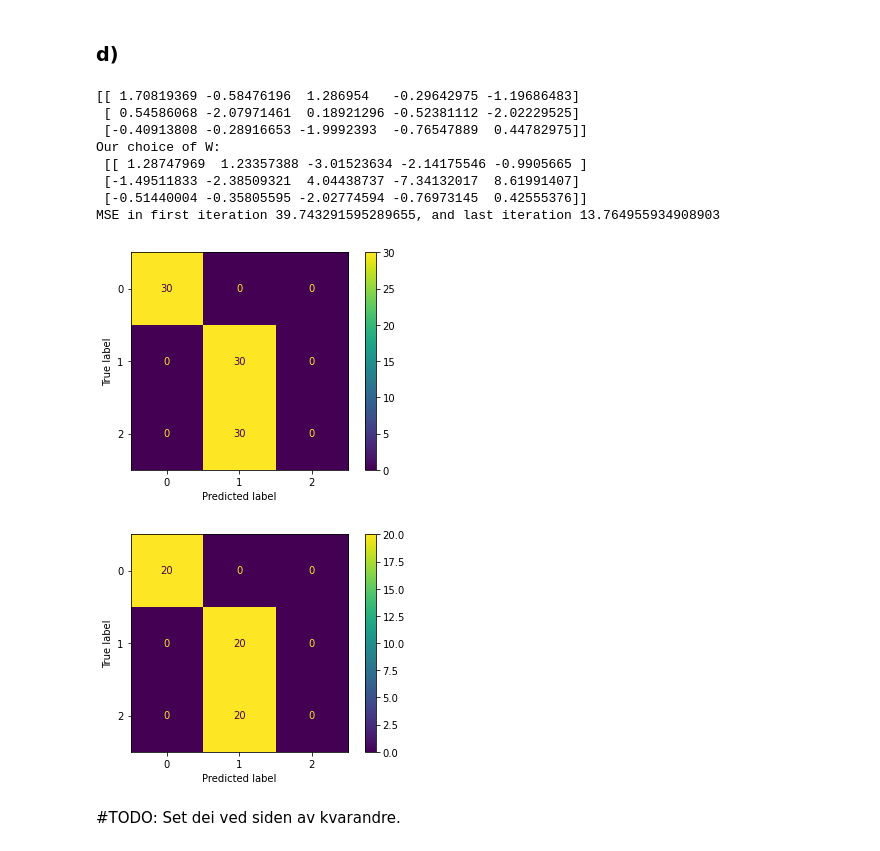
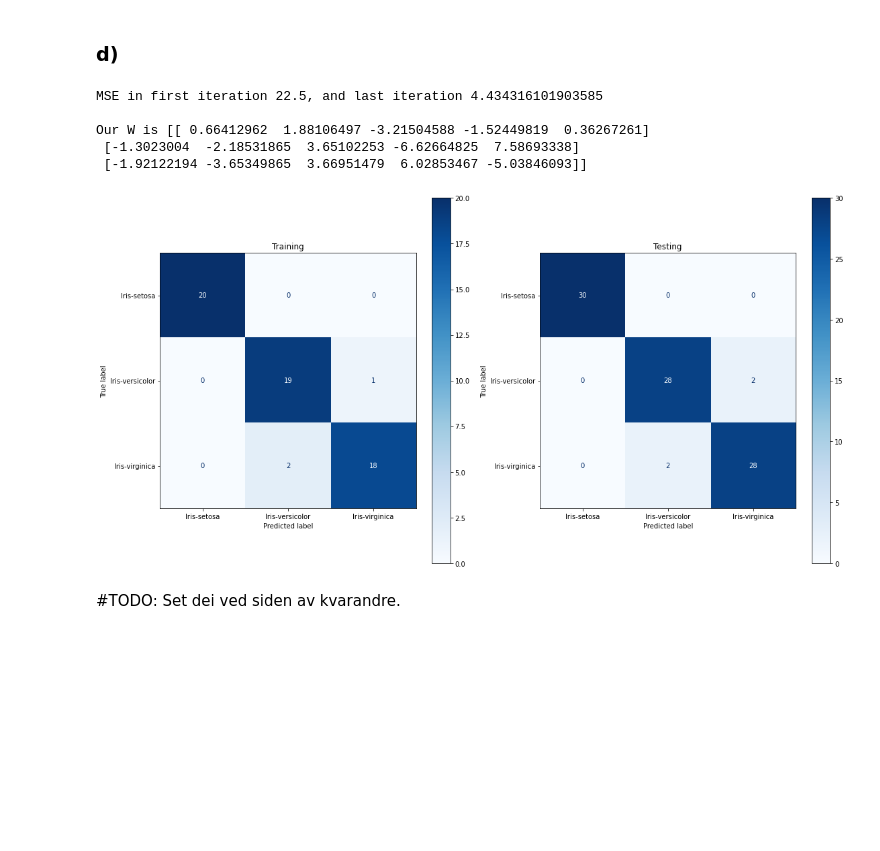
Before and after one commit to simon-cmyk/Classifier, a Jupyter notebook: Iris.ipynb, the cells around one changed output. Saved outputs shown, nothing was run; the diff lists cells and outputs as text; code cells hidden in the pictures; blank space fills up the shorter version.

```diff
--- a/Iris.ipynb
+++ b/Iris.ipynb
@@ -245,14 +275,15 @@ IRIS_Dataset = Dataset(Instances)
 Hyperparameters, step length and number of epochs
 '''
 alpha = 0.01
-n = 15000
-W_0 = np.random.randn(3, 5)
-print(W_0)
+n = 10000
+W_0 = np.zeros((3, 5))
 
 W = W_0
 MSEs = []
+n_classes = 3
+n_training = 20
 for i in range(n):
-    Gradient_MSE = np.zeros((3, 5))
+    Gradient_MSE = np.zeros(W_0.shape)
     MSE = 0
     for index in range(n_classes * n_training):
         x_k = IRIS_Dataset.data["training"]["features"][index]
@@ -264,14 +295,11 @@ for i in range(n):
         Gradient_MSE += np.outer((g_k - t_k)*g_k*(np.ones((1,3))-g_k), x_k.T)
     W = W - alpha * Gradient_MSE
     MSEs.append(MSE)
-print(f"Our choice of W:\n {W}")
-print(f"MSE in first iteration {MSEs[0]}, and last iteration {MSEs[-1]}")
+print(f"MSE in first iteration {MSEs[0]}, and last iteration {MSEs[-1]}\n")
+print(f"Our W is {W}\n")
 # %% [output]
-[[ 1.70819369 -0.58476196  1.286954   -0.29642975 -1.19686483]
- [ 0.54586068 -2.07971461  0.18921296 -0.52381112 -2.02229525]
- [-0.40913808 -0.28916653 -1.9992393  -0.76547889  0.44782975]]
-Our choice of W:
- [[ 1.28747969  1.23357388 -3.01523634 -2.14175546 -0.9905665 ]
- [-1.49511833 -2.38509321  4.04438737 -7.34132017  8.61991407]
- [-0.51440004 -0.35805595 -2.02774594 -0.76973145  0.42555376]]
-MSE in first iteration 39.743291595289655, and last iteration 13.764955934908903
+MSE in first iteration 22.5, and last iteration 4.434316101903585
+
+Our W is [[ 0.66412962  1.88106497 -3.21504588 -1.52449819  0.36267261]
+ [-1.3023004  -2.18531865  3.65102253 -6.62664825  7.58693338]
+ [-1.92122194 -3.65349865  3.66951479  6.02853467 -5.03846093]]
@@ -280,30 +306,25 @@ ConfMatrices = {"training": np.zeros((n_classes, n_classes)), "testing": np.zero
 # %%
-
+n_classes = 3
+n_training = 20
+n_testing = 30
+ConfMatrix = {"training": np.zeros((n_classes, n_classes)), "testing": np.zeros((n_classes, n_classes))}
 for index in range(n_classes * n_testing):
     x_k = IRIS_Dataset.data["testing"]["features"][index]
     x_k = np.append(x_k, 1)
     t_k = IRIS_Dataset.data["testing"]["targets"][index]
     g_k = np.dot(W, x_k)
-    ConfMatrices["testing"][np.argmax(t_k), np.argmax(g_k)] += 1
-
+    ConfMatrix["testing"][np.argmax(t_k), np.argmax(g_k)] += 1
 
 for index in range(n_classes * n_training):
     x_k = IRIS_Dataset.data["training"]["features"][index]
     x_k = np.append(x_k, 1)
     t_k = IRIS_Dataset.data["training"]["targets"][index]
     g_k = np.dot(W, x_k)
-    ConfMatrices["training"][np.argmax(t_k), np.argmax(g_k)] += 1
+    ConfMatrix["training"][np.argmax(t_k), np.argmax(g_k)] += 1
+
+PlotConfusionMatrix(ConfMatrix)
+# %% [output]
+[figure, added]
-# %%
-cm_train_display = metrics.ConfusionMatrixDisplay(confusion_matrix=ConfMatrices["training"])
-cm_test_display = metrics.ConfusionMatrixDisplay(confusion_matrix=ConfMatrices["testing"])
-
-cm_test_display.plot()
-plt.show()
-cm_train_display.plot()
-plt.show()
-# %% [output]
-[figure, removed]
-[figure, removed]
 # %% [markdown]
 #TODO: Set dei ved siden av kvarandre.
 # %% [markdown]
```
Also changed, not shown: parts of 28 cells of this notebook.
